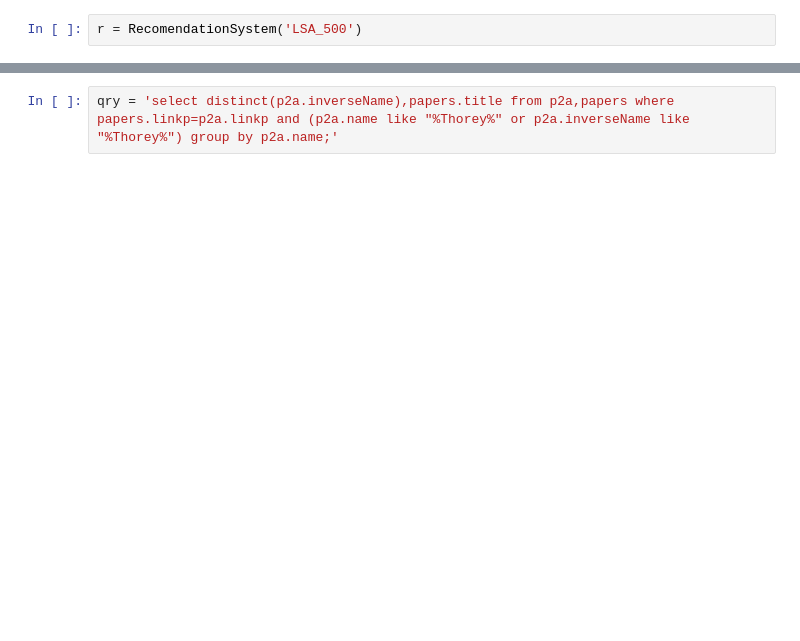
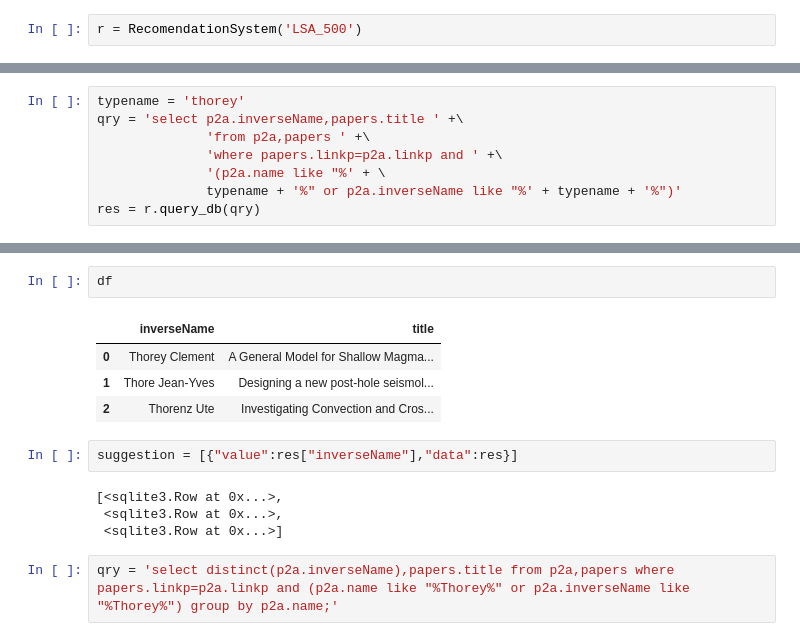
Before and after one commit to cthorey/geocolab, a Jupyter notebook: notebooks/exploratory/test.ipynb, the cells around one changed output, grey strips where cells are left out. Cells and saved outputs as stored; diff of their text form; blank space fills up the shorter version.

```diff
--- a/notebooks/exploratory/test.ipynb
+++ b/notebooks/exploratory/test.ipynb
@@ -14,0 +26,8 @@ r = RecomendationSystem('LSA_500')
+# %%
+typename = 'thorey'
+qry = 'select p2a.inverseName,papers.title ' +\
+              'from p2a,papers ' +\
+              'where papers.linkp=p2a.linkp and ' +\
+              '(p2a.name like "%' + \
+              typename + '%" or p2a.inverseName like "%' + typename + '%")'
+res = r.query_db(qry)
@@ -15,2 +55,15 @@ r = RecomendationSystem('LSA_500')
+# %%
+df
+# %% [output]
+|  | inverseName | title |
+| 0 | Thorey Clement | A General Model for Shallow Magma... |
+| 1 | Thore Jean-Yves | Designing a new post-hole seismol... |
+| 2 | Thorenz Ute | Investigating Convection and Cros... |
+# %%
+suggestion = [{"value":res["inverseName"],"data":res}]
+# %% [output]
+[<sqlite3.Row at 0x...>,
+ <sqlite3.Row at 0x...>,
+ <sqlite3.Row at 0x...>]
 # %%
 qry = 'select distinct(p2a.inverseName),papers.title from p2a,papers where papers.linkp=p2a.linkp and (p2a.name like "%Thorey%" or p2a.inverseName like "%Thorey%") group by p2a.name;'
```
Also changed, not shown: parts of 11 cells of this notebook, 12 other files.
